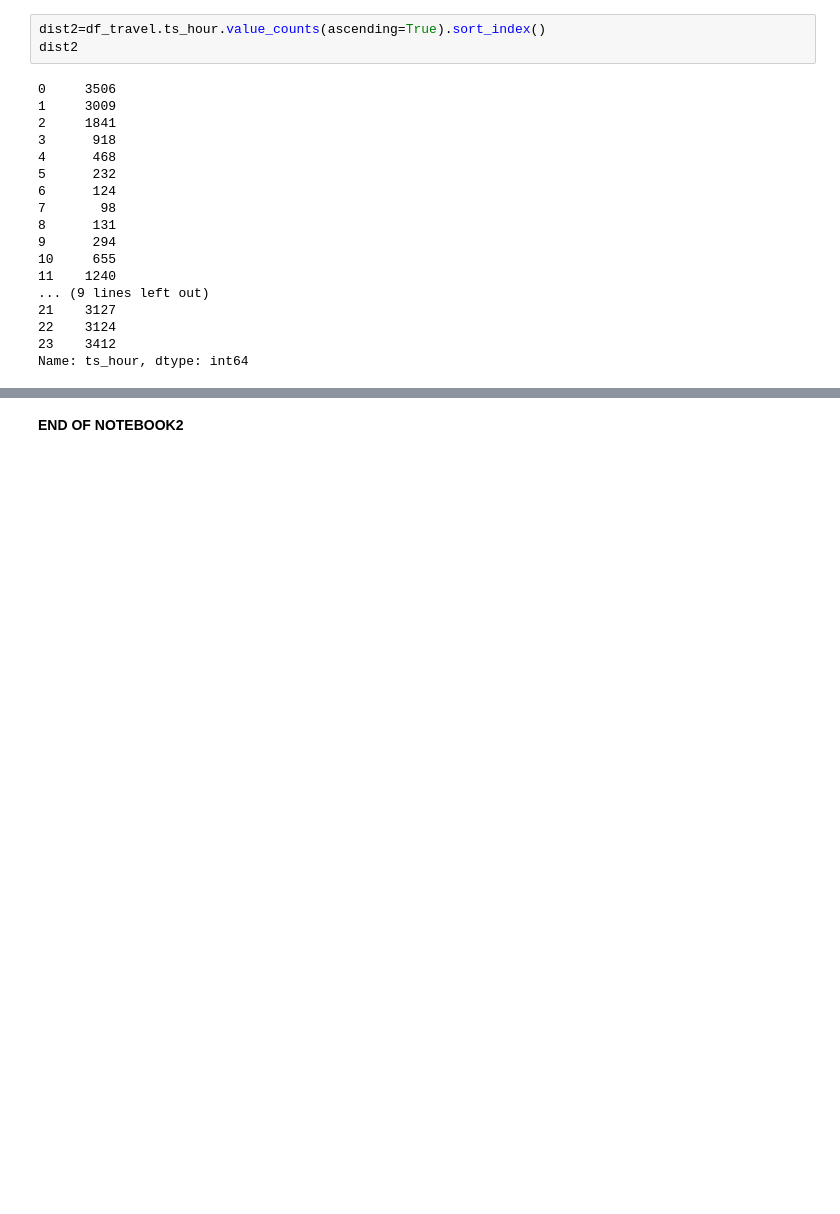
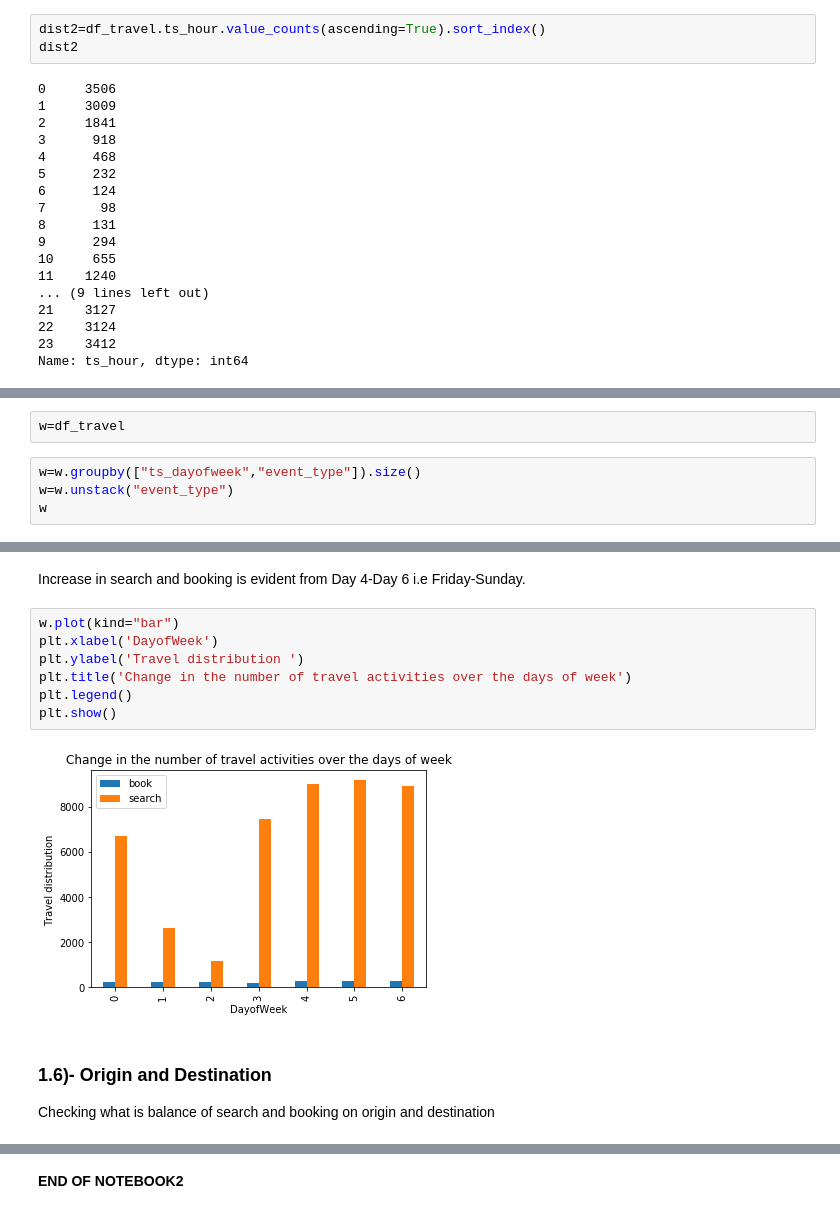
Before and after one commit to HassanSherwani/Predict_travelpattern_ML, a Jupyter notebook: Notebook2-EDA.ipynb, the cells around one changed output, grey strips where cells are left out. Cells and saved outputs as stored; diff of their text form; blank space fills up the shorter version.

```diff
--- a/Notebook2-EDA.ipynb
+++ b/Notebook2-EDA.ipynb
@@ -208,0 +349,6 @@ As we move in working hours , there are more activities. High point approaches a
+# %%
+w=df_travel
+# %%
+w=w.groupby(["ts_dayofweek","event_type"]).size()
+w=w.unstack("event_type")
+w
@@ -208,0 +365,15 @@ As we move in working hours , there are more activities. High point approaches a
+# %% [markdown]
+Increase in search and booking is evident from Day 4-Day 6 i.e Friday-Sunday.
+# %%
+w.plot(kind="bar")
+plt.xlabel('DayofWeek')
+plt.ylabel('Travel distribution ')
+plt.title('Change in the number of travel activities over the days of week')
+plt.legend()
+plt.show()
+# %% [output]
+[figure, added]
+# %% [markdown]
+### 1.6)- Origin and Destination
+
+Checking what is balance of search and booking on origin and destination
```
Also changed, not shown: parts of 64 cells of this notebook.
